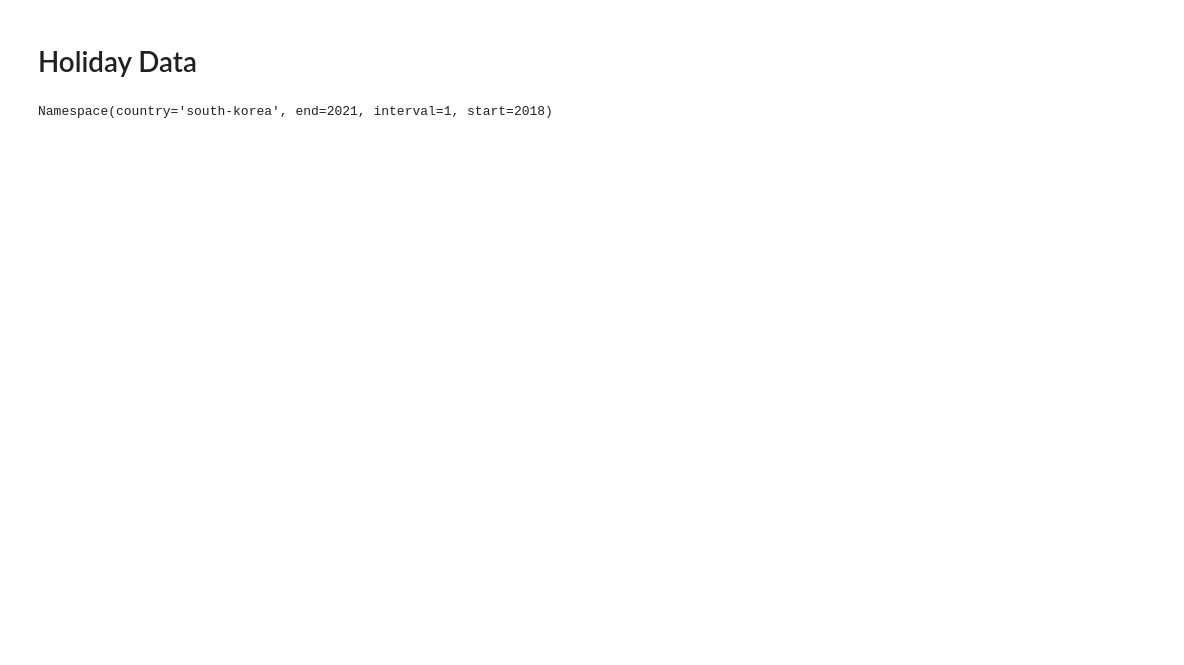
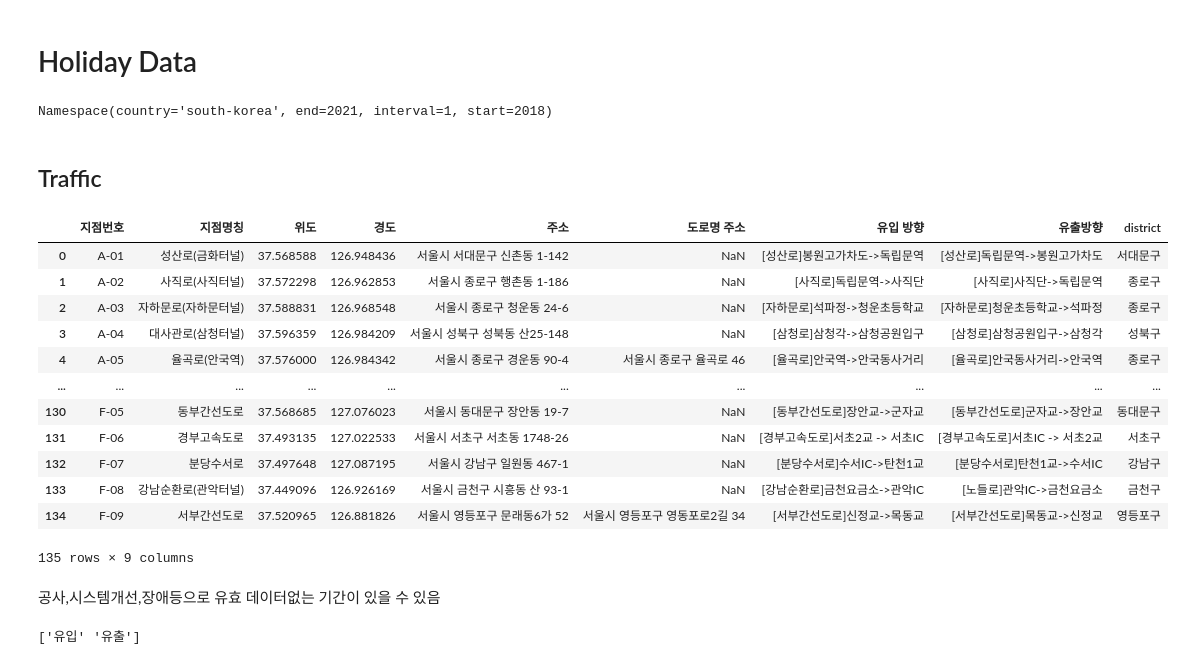
Before and after one commit to simonjisu/airpollution, a Jupyter notebook: 01_GetData.ipynb, the cells around one changed output. Drawn from its saved outputs; the diff is of its cells as text; code cells hidden in the pictures; blank space fills up the shorter version.

```diff
--- a/01_GetData.ipynb
+++ b/01_GetData.ipynb
@@ -228,3 +325,5 @@ df_holiday = pd.concat(all_data)
 # %%
 df_holiday = df_holiday.reset_index(drop=True)
 df_holiday.to_csv(data_path / f"holiday_{args.start}-{args.end}.tsv", sep="\t", index=False)
+# %% [markdown]
+## Traffic
@@ -230,0 +335,20 @@ df_holiday.to_csv(data_path / f"holiday_{args.start}-{args.end}.tsv", sep="\t",
+# %%
+df_traffic_info = pd.read_csv(data_path / "traffic_info.tsv", encoding="utf-8", sep="\t")
+# %%
+df_traffic_info
+# %% [output]
+|  | 지점번호 | 지점명칭 | 위도 | 경도 | 주소 | 도로명 주소 | 유입 방향 | 유출방향 | district |
+| 0 | A-01 | 성산로(금화터널) | 37.568588 | 126.948436 | 서울시 서대문구 신촌동 1-142 | NaN | [성산로]봉원고가차도->독립문역 | [성산로]독립문역->봉원고가차도 | 서대문구 |
+| 1 | A-02 | 사직로(사직터널) | 37.572298 | 126.962853 | 서울시 종로구 행촌동 1-186 | NaN | [사직로]독립문역->사직단 | [사직로]사직단->독립문역 | 종로구 |
+| 2 | A-03 | 자하문로(자하문터널) | 37.588831 | 126.968548 | 서울시 종로구 청운동 24-6 | NaN | [자하문로]석파정->청운초등학교 | [자하문로]청운초등학교->석파정 | 종로구 |
+| 3 | A-04 | 대사관로(삼청터널) | 37.596359 | 126.984209 | 서울시 성북구 성북동 산25-148 | NaN | [삼청로]삼청각->삼청공원입구 | [삼청로]삼청공원입구->삼청각 | 성북구 |
+| 4 | A-05 | 율곡로(안국역) | 37.576000 | 126.984342 | 서울시 종로구 경운동 90-4 | 서울시 종로구 율곡로 46 | [율곡로]안국역->안국동사거리 | [율곡로]안국동사거리->안국역 | 종로구 |
+| ... | ... | ... | ... | ... | ... | ... | ... | ... | ... |
+| 130 | F-05 | 동부간선도로 | 37.568685 | 127.076023 | 서울시 동대문구 장안동 19-7 | NaN | [동부간선도로]장안교->군자교 | [동부간선도로]군자교->장안교 | 동대문구 |
+| 131 | F-06 | 경부고속도로 | 37.493135 | 127.022533 | 서울시 서초구 서초동 1748-26 | NaN | [경부고속도로]서초2교 -> 서초IC | [경부고속도로]서초IC -> 서초2교 | 서초구 |
+| 132 | F-07 | 분당수서로 | 37.497648 | 127.087195 | 서울시 강남구 일원동 467-1 | NaN | [분당수서로]수서IC->탄천1교 | [분당수서로]탄천1교->수서IC | 강남구 |
+| 133 | F-08 | 강남순환로(관악터널) | 37.449096 | 126.926169 | 서울시 금천구 시흥동 산 93-1 | NaN | [강남순환로]금천요금소->관악IC | [노들로]관악IC->금천요금소 | 금천구 |
+| 134 | F-09 | 서부간선도로 | 37.520965 | 126.881826 | 서울시 영등포구 문래동6가 52 | 서울시 영등포구 영동포로2길 34 | [서부간선도로]신정교->목동교 | [서부간선도로]목동교->신정교 | 영등포구 |
+135 rows × 9 columns
+# %% [markdown]
+공사,시스템개선,장애등으로 유효 데이터없는 기간이 있을 수 있음
@@ -230,0 +379,6 @@ df_holiday.to_csv(data_path / f"holiday_{args.start}-{args.end}.tsv", sep="\t",
+# %%
+df = pd.concat(data).iloc[:, :-3].reset_index(drop=True)
+df["일자"] = pd.to_datetime(df["일자"], format="%Y%m%d")
+print(df["방향"].unique())
+# %% [output]
+['유입' '유출']
```
Also changed, not shown: parts of 40 cells of this notebook, 3 other files.
